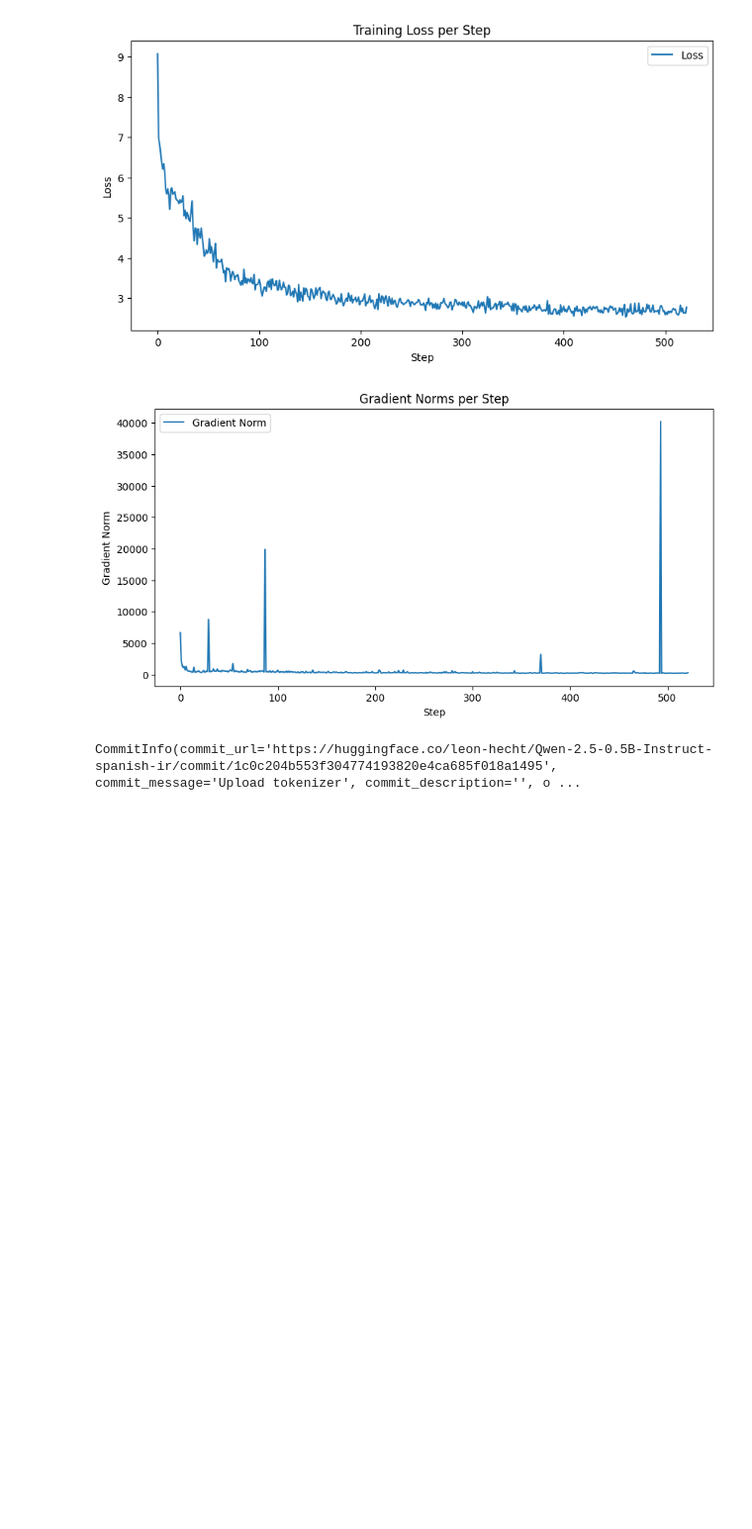
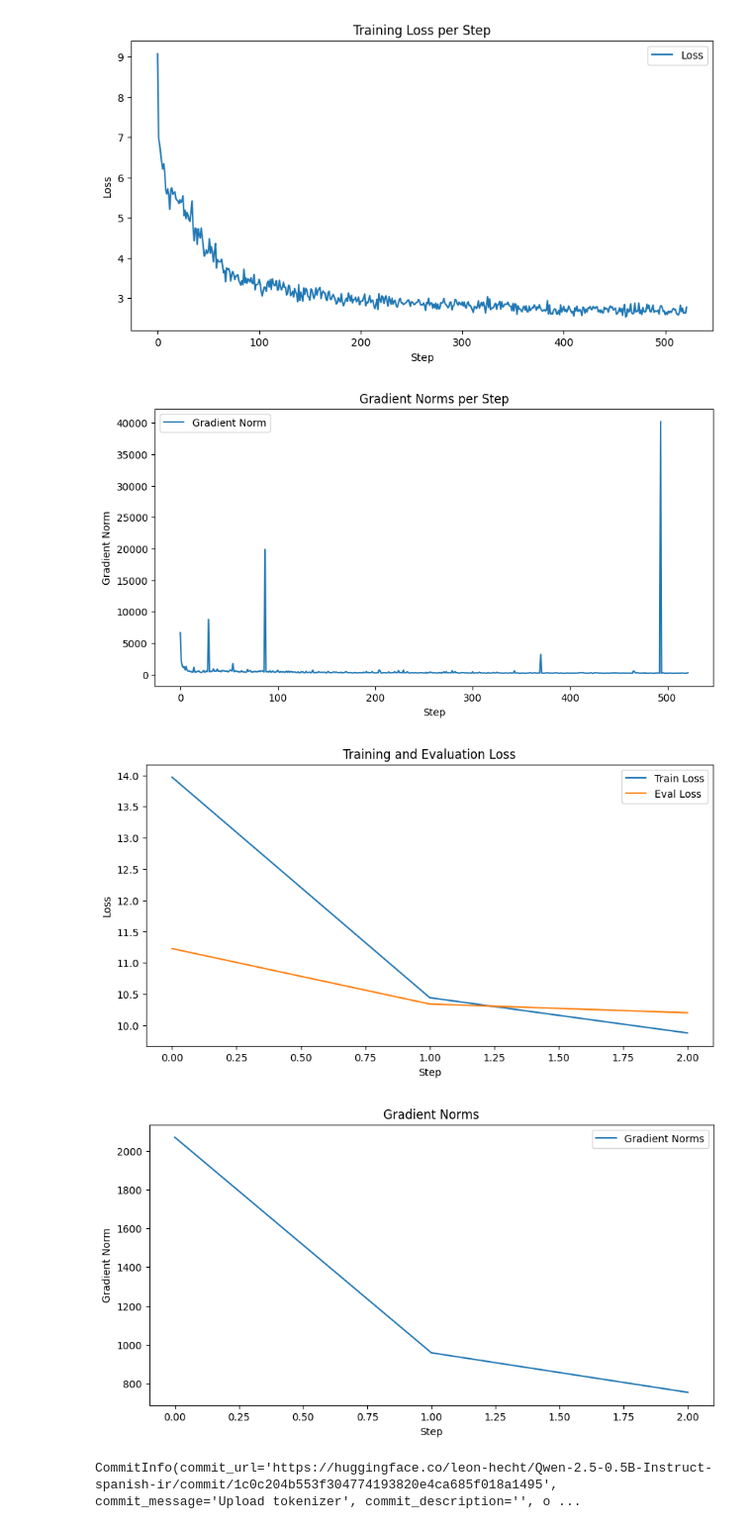
Before and after one commit to LeonHecht/qwen-2-vec, a Jupyter notebook: llama_2_vec.ipynb, the cells around one changed output. Shown at 99% size. Drawn from its saved outputs; the diff is of its cells as text; code cells hidden in the pictures; blank space fills up the shorter version.

Commit message:
hf trainer integration

```diff
--- a/llama_2_vec.ipynb
+++ b/llama_2_vec.ipynb
@@ -101,4 +132,50 @@ plt.show()
 {0: [9.074258208274841, 6.984605371952057, 6.820354640483856, 6.605343580245972, 6.370923340320587, 6.209018647670746, 6.337730705738068, 6.1252776980400085, 5.706455051898956, 5.589846432209015, 5.71 ...
 [figure]
 [figure]
+# %%
+import torch
+import matplotlib.pyplot as plt
+
+# Load saved log history from the HF Trainer.
+# This file should contain a list of dictionaries with logged metrics.
+log_history = torch.load("training_metrics_hf.pth")
+
+# Initialize lists to store metrics
+train_losses = []
+eval_losses = []
+grad_norms = []
+
+# Iterate over each log entry and extract the metrics.
+for entry in log_history:
+    # Check if a training loss is logged.
+    if "loss" in entry:
+        train_losses.append(entry["loss"])
+    # Check if an evaluation loss is logged.
+    if "eval_loss" in entry:
+        eval_losses.append(entry["eval_loss"])
+    # Check if a gradient norm is logged.
+    if "grad_norm" in entry:
+        grad_norms.append(entry["grad_norm"])
+
+# Plot training losses and evaluation losses in one plot.
+plt.figure(figsize=(10, 5))
+plt.plot(train_losses, label="Train Loss")
+plt.plot(eval_losses, label="Eval Loss")
+plt.xlabel("Step")
+plt.ylabel("Loss")
+plt.title("Training and Evaluation Loss")
+plt.legend()
+plt.show()
+
+# Plot gradient norms in a separate plot.
+plt.figure(figsize=(10, 5))
+plt.plot(grad_norms, label="Gradient Norms")
+plt.xlabel("Step")
+plt.ylabel("Gradient Norm")
+plt.title("Gradient Norms")
+plt.legend()
+plt.show()
+# %% [output]
+[figure, added]
+[figure, added]
 # %%
```
Also changed, not shown: parts of 6 cells of this notebook, 9 other files.
